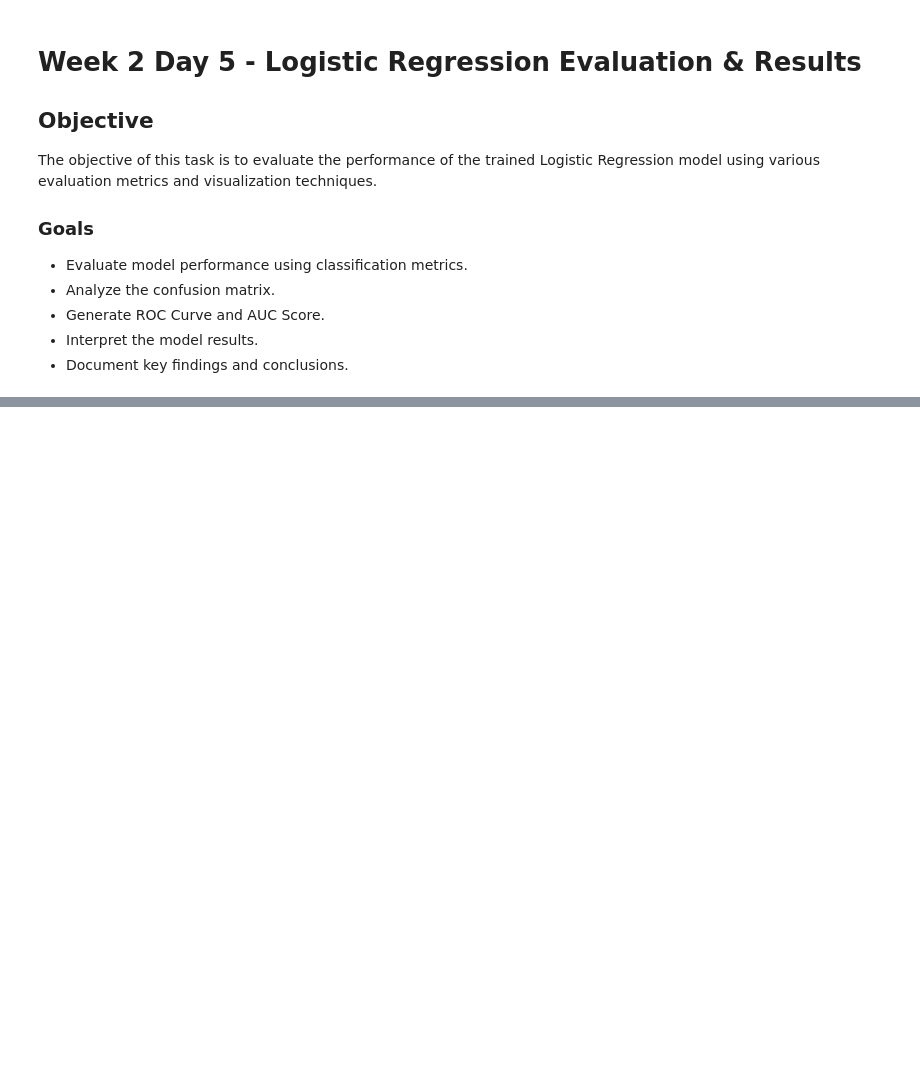
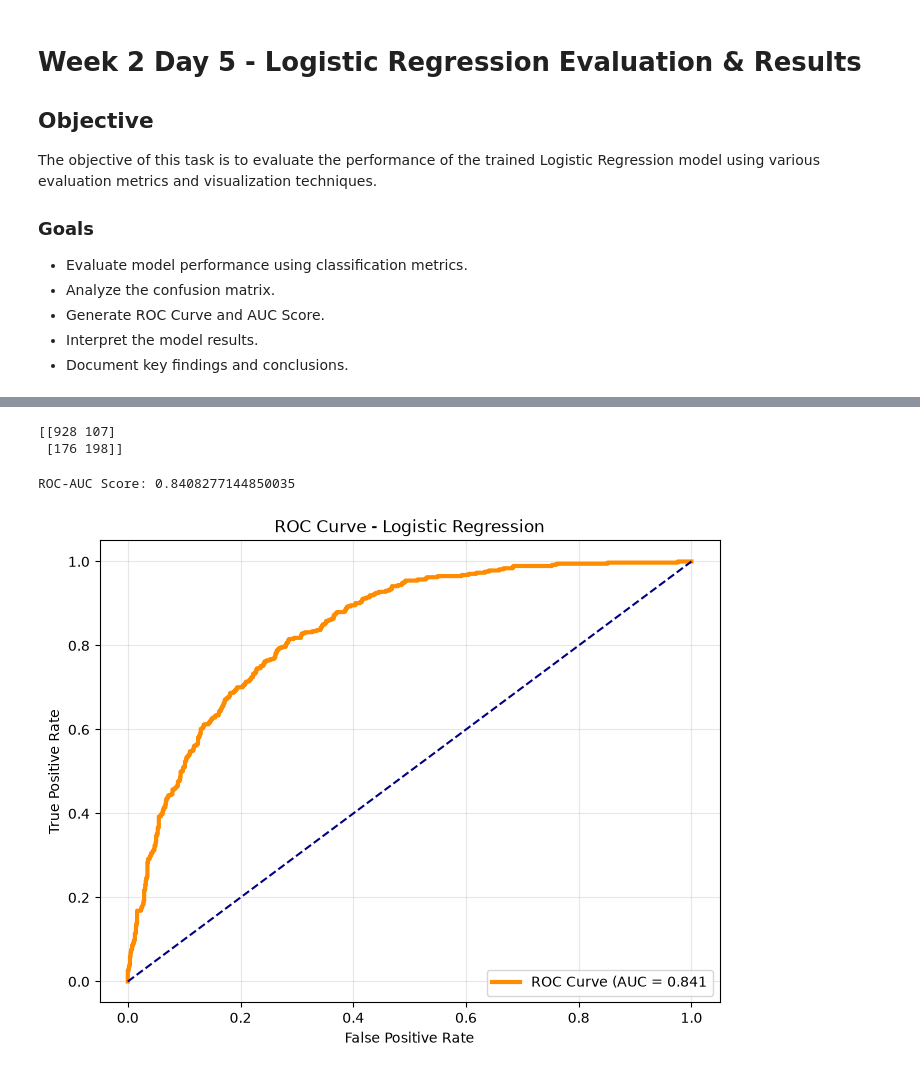
Before and after one commit to begamafreen8088-afk/zaalima-data-analytic, a Jupyter notebook: scripts/feature_engineering.ipynb, the cells around one changed output, grey strips where cells are left out. Saved outputs shown, nothing was run; the diff lists cells and outputs as text; code cells hidden in the pictures; blank space fills up the shorter version.

```diff
--- a/scripts/feature_engineering.ipynb
+++ b/scripts/feature_engineering.ipynb
@@ -958,0 +986,8 @@ NameError: name 'y_test' is not defined
+# %%
+
+from sklearn.preprocessing import LabelEncoder
+
+le = LabelEncoder()
+
+for col in X.select_dtypes(include=['object']).columns:
+    X[col] = le.fit_transform(X[col].astype(str))
@@ -958,0 +997,17 @@ NameError: name 'y_test' is not defined
+# %%
+from sklearn.model_selection import train_test_split
+
+X_train, X_test, y_train, y_test = train_test_split(
+    X,
+    y,
+    test_size=0.2,
+    random_state=42,
+    stratify=y
+)
+# %%
+from sklearn.linear_model import LogisticRegression
+
+model = LogisticRegression(max_iter=1000)
+model.fit(X_train, y_train)
+
+print("Model trained successfully!")
@@ -958,0 +1039,38 @@ NameError: name 'y_test' is not defined
+# %%
+from sklearn.metrics import confusion_matrix
+
+cm = confusion_matrix(y_test, y_pred)
+print(cm)
+# %% [output]
+[[928 107]
+ [176 198]]
+# %%
+from sklearn.metrics import roc_auc_score
+
+y_prob = model.predict_proba(X_test)[:, 1]
+auc = roc_auc_score(y_test, y_prob)
+
+print("ROC-AUC Score:", auc)
+# %% [output]
+ROC-AUC Score: 0.8408277144850035
+# %%
+from sklearn.metrics import roc_curve, roc_auc_score
+import matplotlib.pyplot as plt
+
+y_prob = model.predict_proba(X_test)[:, 1]
+
+fpr, tpr, _ = roc_curve(y_test, y_prob)
+auc = roc_auc_score(y_test, y_prob)
+
+plt.figure(figsize=(8,6))
+plt.plot(fpr, tpr, color='darkorange', linewidth=3,
+         label=f'ROC Curve (AUC = {auc:.3f}')
+plt.plot([0,1], [0,1], color='navy', linestyle='--')
+plt.xlabel('False Positive Rate')
+plt.ylabel('True Positive Rate')
+plt.title('ROC Curve - Logistic Regression')
+plt.legend(loc='lower right')
+plt.grid(True, alpha=0.3)
+plt.show()
+# %% [output]
+[figure, added]
```
Also changed, not shown: parts of 17 cells of this notebook.
